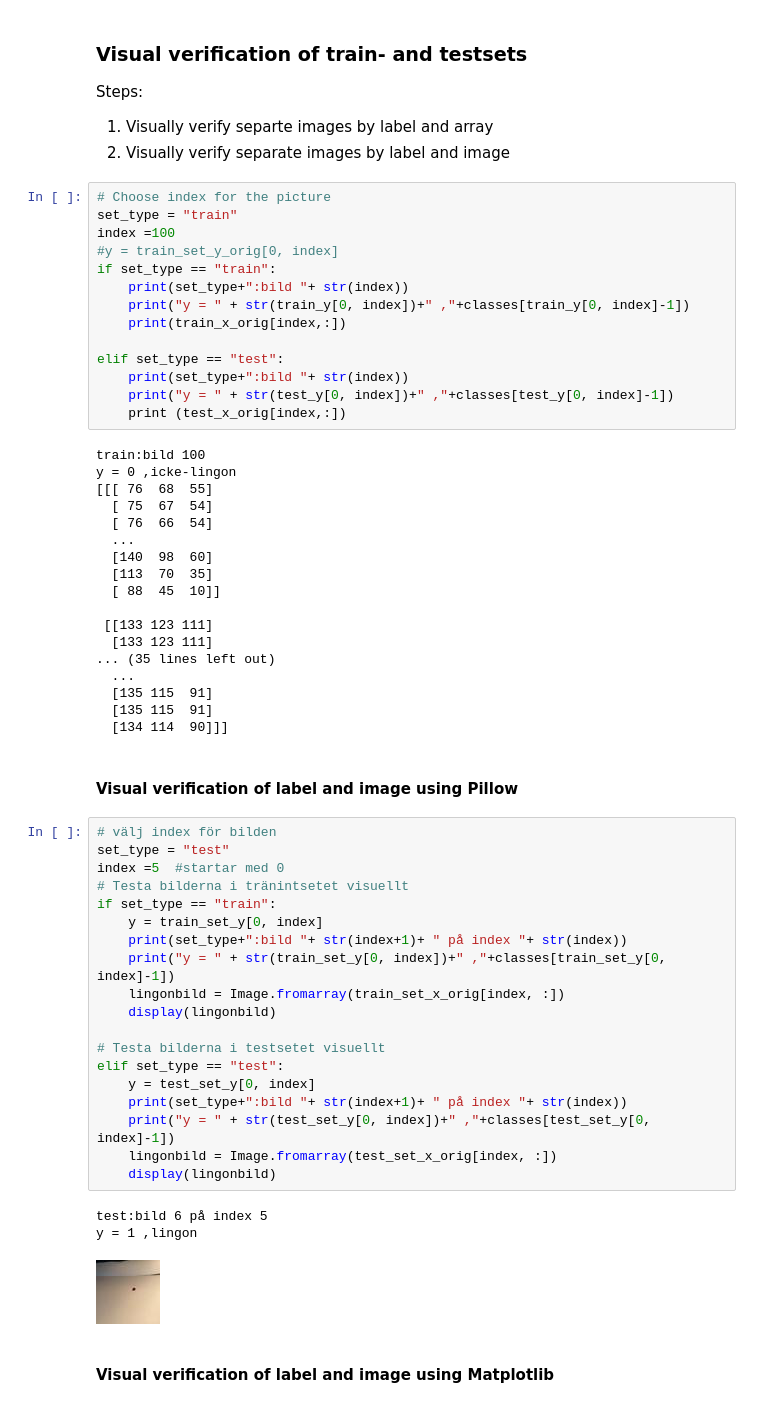
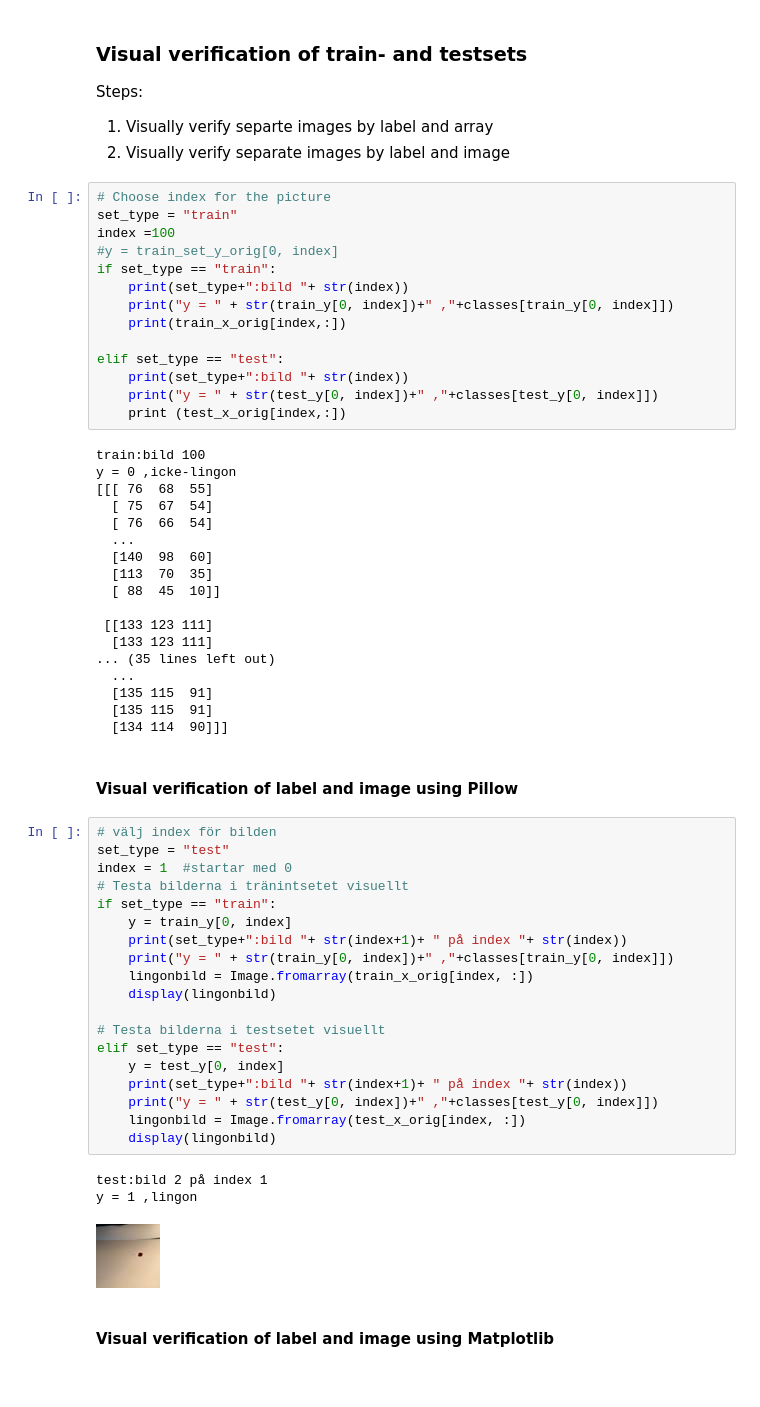
Before and after one commit to tomaslindstrom/Lingon_Deep_NN, a Jupyter notebook: Lingon- Deep Neural Network .ipynb, the cells around one changed output. Drawn from its saved outputs; the diff is of its cells as text.

```diff
--- a/Lingon- Deep Neural Network .ipynb
+++ b/Lingon- Deep Neural Network .ipynb
@@ -97,12 +98,12 @@ index =100
 #y = train_set_y_orig[0, index]
 if set_type == "train":
     print(set_type+":bild "+ str(index))
-    print("y = " + str(train_y[0, index])+" ,"+classes[train_y[0, index]-1])
+    print("y = " + str(train_y[0, index])+" ,"+classes[train_y[0, index]])
     print(train_x_orig[index,:])
 
 elif set_type == "test":
     print(set_type+":bild "+ str(index))
-    print("y = " + str(test_y[0, index])+" ,"+classes[test_y[0, index]-1])
+    print("y = " + str(test_y[0, index])+" ,"+classes[test_y[0, index]])
     print (test_x_orig[index,:])
 # %% [output]
 train:bild 100
@@ -127,26 +128,26 @@ y = 0 ,icke-lingon
 # %%
 # välj index för bilden
 set_type = "test"
-index =5  #startar med 0
+index = 1  #startar med 0
 # Testa bilderna i tränintsetet visuellt
 if set_type == "train":
-    y = train_set_y[0, index]
+    y = train_y[0, index]
     print(set_type+":bild "+ str(index+1)+ " på index "+ str(index))
-    print("y = " + str(train_set_y[0, index])+" ,"+classes[train_set_y[0, index]-1])
-    lingonbild = Image.fromarray(train_set_x_orig[index, :])
+    print("y = " + str(train_y[0, index])+" ,"+classes[train_y[0, index]])
+    lingonbild = Image.fromarray(train_x_orig[index, :])
     display(lingonbild)
 
 # Testa bilderna i testsetet visuellt
 elif set_type == "test":
-    y = test_set_y[0, index]
+    y = test_y[0, index]
     print(set_type+":bild "+ str(index+1)+ " på index "+ str(index))
-    print("y = " + str(test_set_y[0, index])+" ,"+classes[test_set_y[0, index]-1])
-    lingonbild = Image.fromarray(test_set_x_orig[index, :])
+    print("y = " + str(test_y[0, index])+" ,"+classes[test_y[0, index]])
+    lingonbild = Image.fromarray(test_x_orig[index, :])
     display(lingonbild)
 # %% [output]
-test:bild 6 på index 5
+test:bild 2 på index 1
 y = 1 ,lingon
-[figure, old version]
+[figure, new version]
 # %% [markdown]
 #### Visual verification of label and image using Matplotlib ####
 # %%
```
Also changed, not shown: parts of 21 cells of this notebook, 2 other files.
